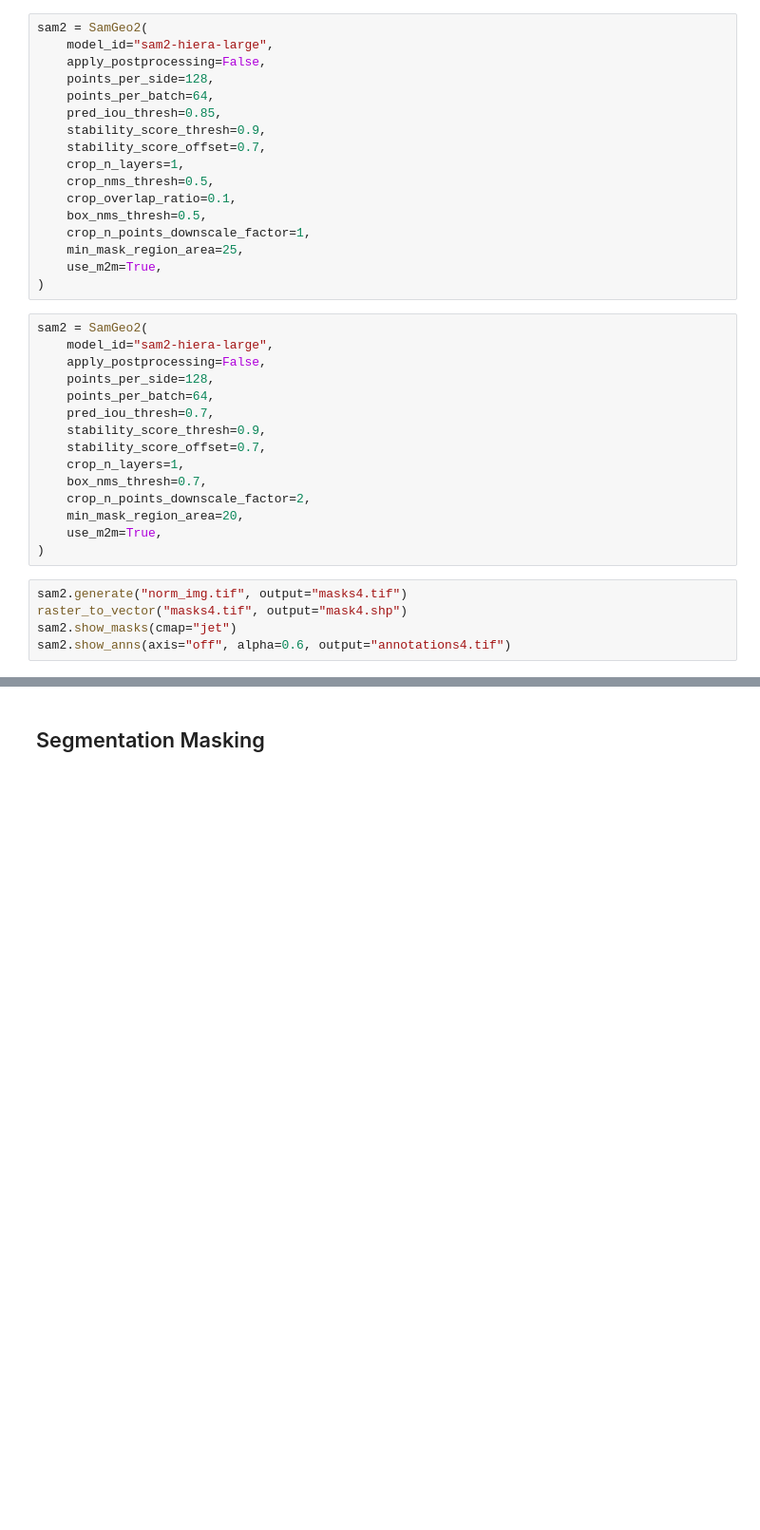
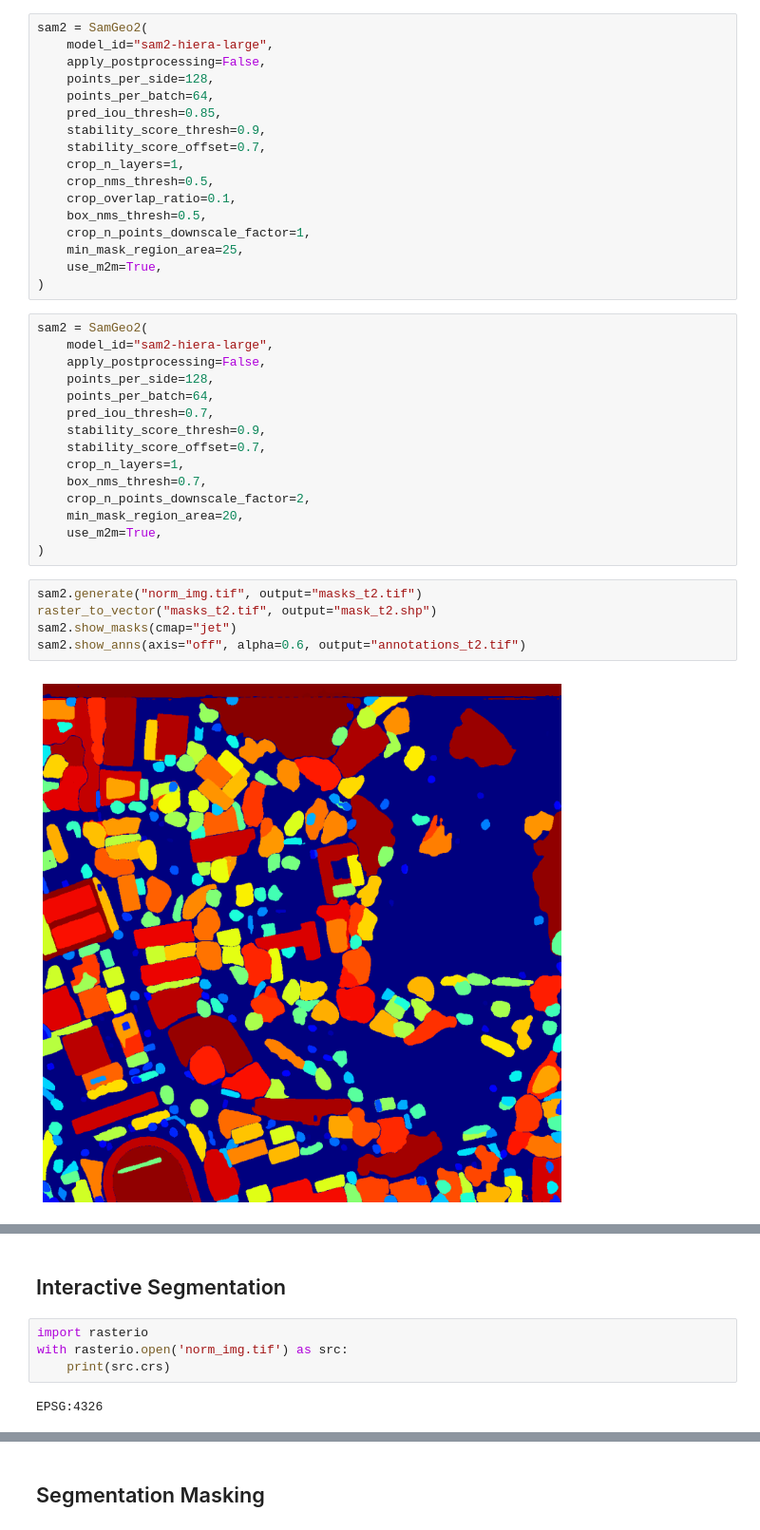
Before and after one commit to Abdullahr29/WUI_Risk_Analysis, a Jupyter notebook: data_segmentation.ipynb, the cells around one changed output, grey strips where cells are left out. Shown at 95% size. Cells and saved outputs as stored; diff of their text form; blank space fills up the shorter version.

```diff
--- a/data_segmentation.ipynb
+++ b/data_segmentation.ipynb
@@ -118,7 +247,9 @@ sam2 = SamGeo2(
     use_m2m=True,
 )
 # %%
-sam2.generate("norm_img.tif", output="masks4.tif")
-raster_to_vector("masks4.tif", output="mask4.shp")
+sam2.generate("norm_img.tif", output="masks_t2.tif")
+raster_to_vector("masks_t2.tif", output="mask_t2.shp")
 sam2.show_masks(cmap="jet")
-sam2.show_anns(axis="off", alpha=0.6, output="annotations4.tif")
+sam2.show_anns(axis="off", alpha=0.6, output="annotations_t2.tif")
+# %% [output]
+[figure, added]
@@ -124,0 +257,8 @@ sam2.show_anns(axis="off", alpha=0.6, output="annotations4.tif")
+# %% [markdown]
+## Interactive Segmentation
+# %%
+import rasterio
+with rasterio.open('norm_img.tif') as src:
+    print(src.crs)
+# %% [output]
+EPSG:4326
```
Also changed, not shown: parts of 12 cells of this notebook, 8 other files.
